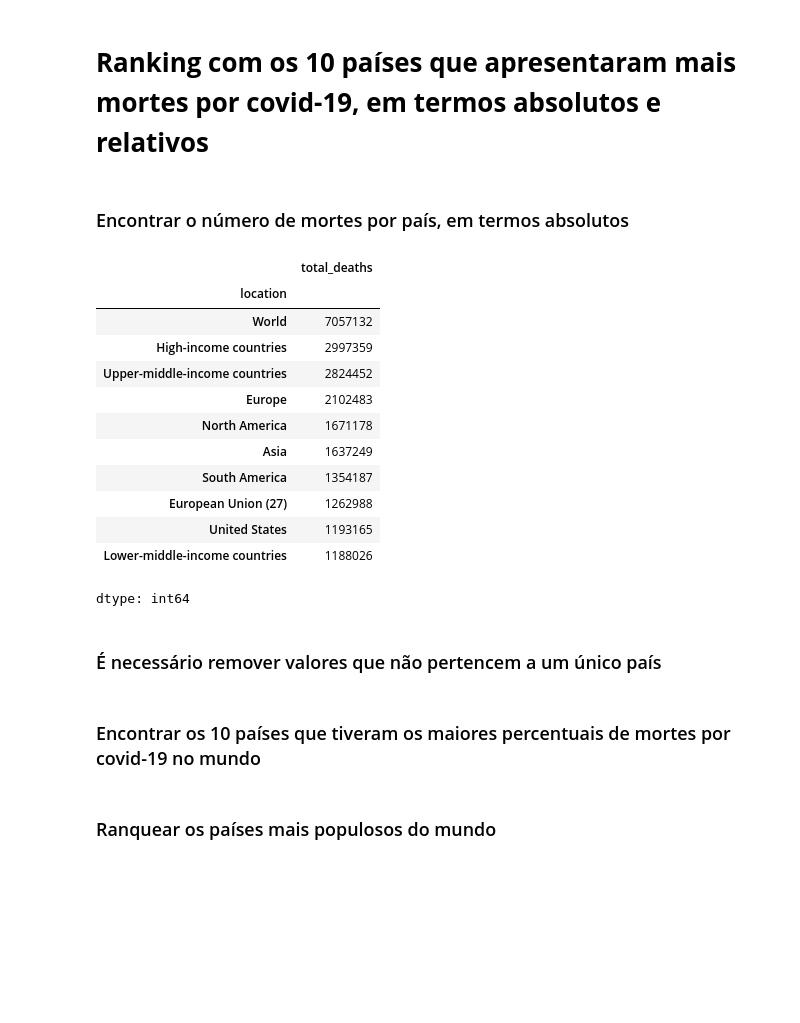
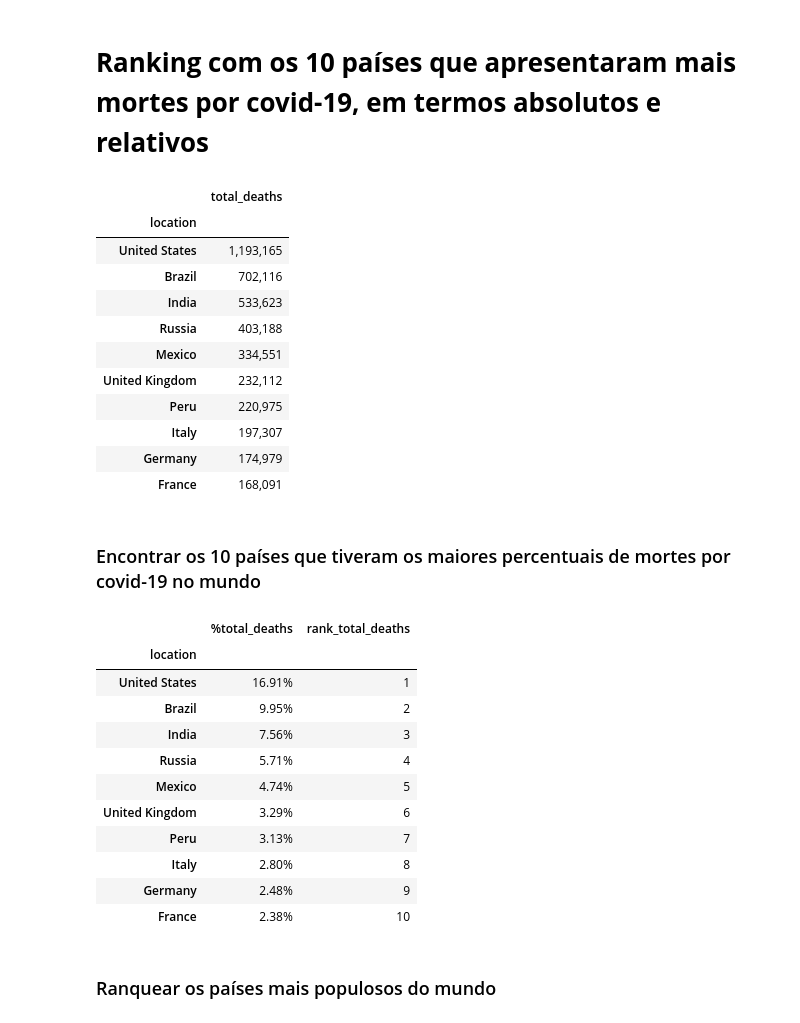
Before and after one commit to LRLeite/Data-Analytics, a Jupyter notebook: Projeto COVID-19/covid_19.ipynb, the cells around one changed output. Cells and saved outputs as stored; diff of their text form; code cells hidden in the pictures; blank space fills up the shorter version.

```diff
--- a/Projeto COVID-19/covid_19.ipynb
+++ b/Projeto COVID-19/covid_19.ipynb
@@ -205,3 +209,9 @@ df.groupby('location')['total_vaccinations'].max()[df.groupby('location')['total
+# %%
+#Identificar as localizações onde o continente é NaN
+locations_without_continent = df['location'].loc[df['continent'].isna()].unique()
+
+#Remove os dados agregados por continente do dataset principal
+df = df[df.location.isin(locations_without_continent) == False]
 # %% [markdown]
 # **Análise de Dados**
 Esta seção se dedica à análise dos dados de COVID-19, com foco em tendências globais e específicas.
@@ -326,22 +344,20 @@ plt.show()
 # %% [markdown]
 # **Ranking com os 10 países que apresentaram mais mortes por covid-19, em termos absolutos e relativos**
-# %% [markdown]
-<h3>Encontrar o número de mortes por país, em termos absolutos</h3>
 # %%
-df.groupby('location')['total_deaths'].max().sort_values(ascending = False).head(10)
+#Selecionar o valor absoluto dos o top 10 países
+absolute_deaths = df.groupby('location')['total_deaths'].max().sort_values(ascending = False).map('{:0,.0f}'.format).head(10)
+absolute_deaths = pd.DataFrame(absolute_deaths)
+absolute_deaths
 # %% [output]
 |  | total_deaths |
 | location |  |
-| World | 7057132 |
-| High-income countries | 2997359 |
-| Upper-middle-income countries | 2824452 |
-| Europe | 2102483 |
-| North America | 1671178 |
-| Asia | 1637249 |
-| South America | 1354187 |
-| European Union (27) | 1262988 |
-| United States | 1193165 |
-| Lower-middle-income countries | 1188026 |
+| United States | 1,193,165 |
+| Brazil | 702,116 |
+| India | 533,623 |
+| Russia | 403,188 |
+| Mexico | 334,551 |
+| United Kingdom | 232,112 |
+| Peru | 220,975 |
+| Italy | 197,307 |
+| Germany | 174,979 |
+| France | 168,091 |
-dtype: int64
-# %% [markdown]
-<h3>É necessário remover valores que não pertencem a um único país</h3>
@@ -364,10 +371,23 @@ countries = df_ranking[['location', 'total_deaths']].loc[df_ranking.location !=
 # %%
 #Visualizar o ranking
-percent_deaths = (countries.total_deaths/world.total_deaths).sort_values(ascending = False).head(10)
+percent_deaths = (total_death_countries.total_deaths/total_death_world.total_deaths).sort_values(ascending = False).head(10)
 percent_deaths = pd.DataFrame(percent_deaths).rename(columns = {'total_deaths': '%total_deaths'})
 percent_deaths["rank_total_deaths"] = percent_deaths['%total_deaths'].rank(ascending = False).map('{:0,.0f}'.format)
 percent_deaths["%total_deaths"] = percent_deaths['%total_deaths'].map('{:0,.2%}'.format)
-#percent_deaths
+percent_deaths
+# %% [output]
+|  | %total_deaths | rank_total_deaths |
+| location |  |  |
+| United States | 16.91% | 1 |
+| Brazil | 9.95% | 2 |
+| India | 7.56% | 3 |
+| Russia | 5.71% | 4 |
+| Mexico | 4.74% | 5 |
+| United Kingdom | 3.29% | 6 |
+| Peru | 3.13% | 7 |
+| Italy | 2.80% | 8 |
+| Germany | 2.48% | 9 |
+| France | 2.38% | 10 |
 # %% [markdown]
 <h3>Ranquear os países mais populosos do mundo</h3>
 # %%
```
Also changed, not shown: parts of 31 cells of this notebook.
